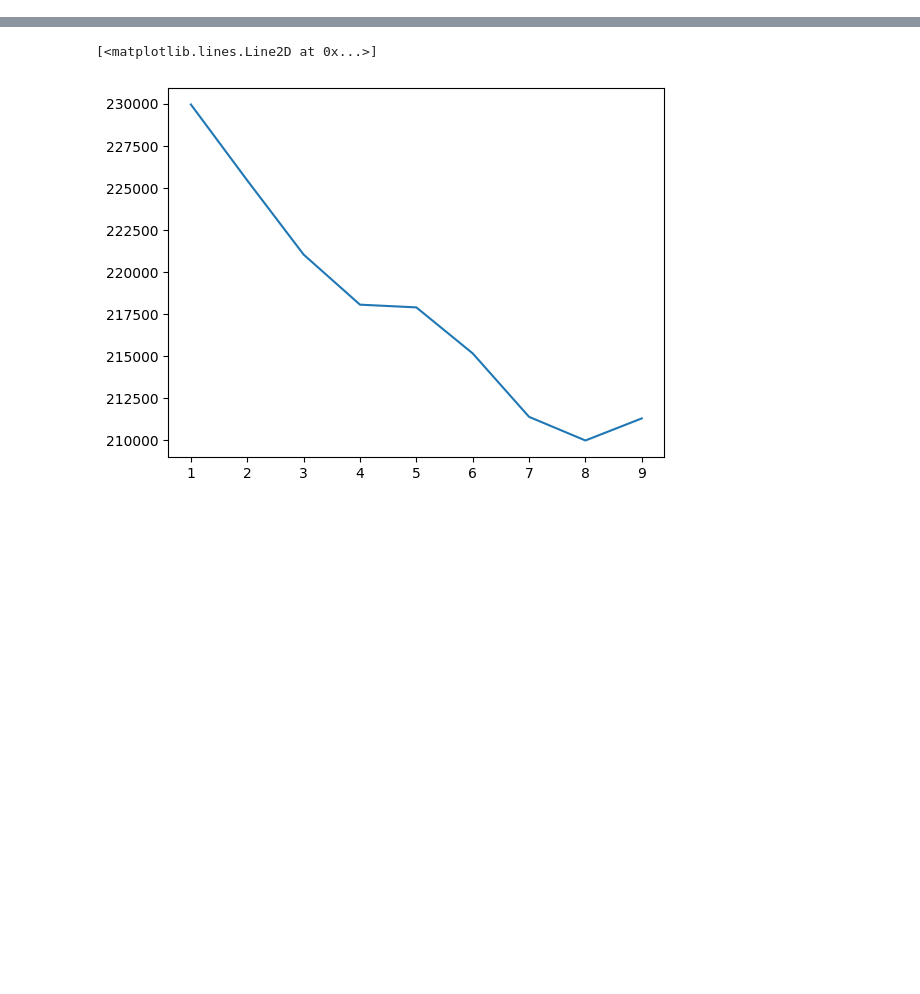
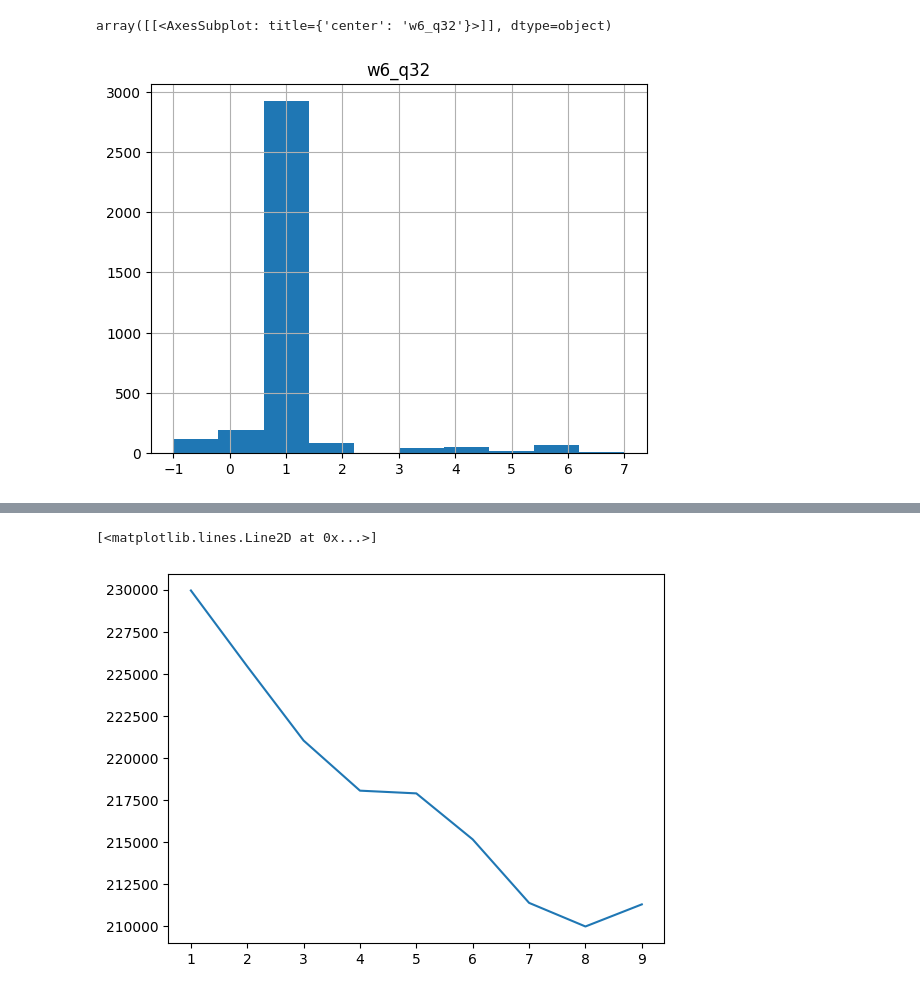
Before and after one commit to old2212/Dating_app_clustering, a Jupyter notebook: PCA.ipynb, the cells around one changed output, grey strips where cells are left out. Saved outputs shown, nothing was run; the diff lists cells and outputs as text; code cells hidden in the pictures; blank space fills up the shorter version.

```diff
--- a/PCA.ipynb
+++ b/PCA.ipynb
@@ -26,0 +49,5 @@ memory usage: 1.7 MB
+# %%
+df.hist(column='w6_q32')
+# %% [output]
+array([[<AxesSubplot: title={'center': 'w6_q32'}>]], dtype=object)
+[figure, added]
```
Also changed, not shown: parts of 33 cells of this notebook, 6 other files.
